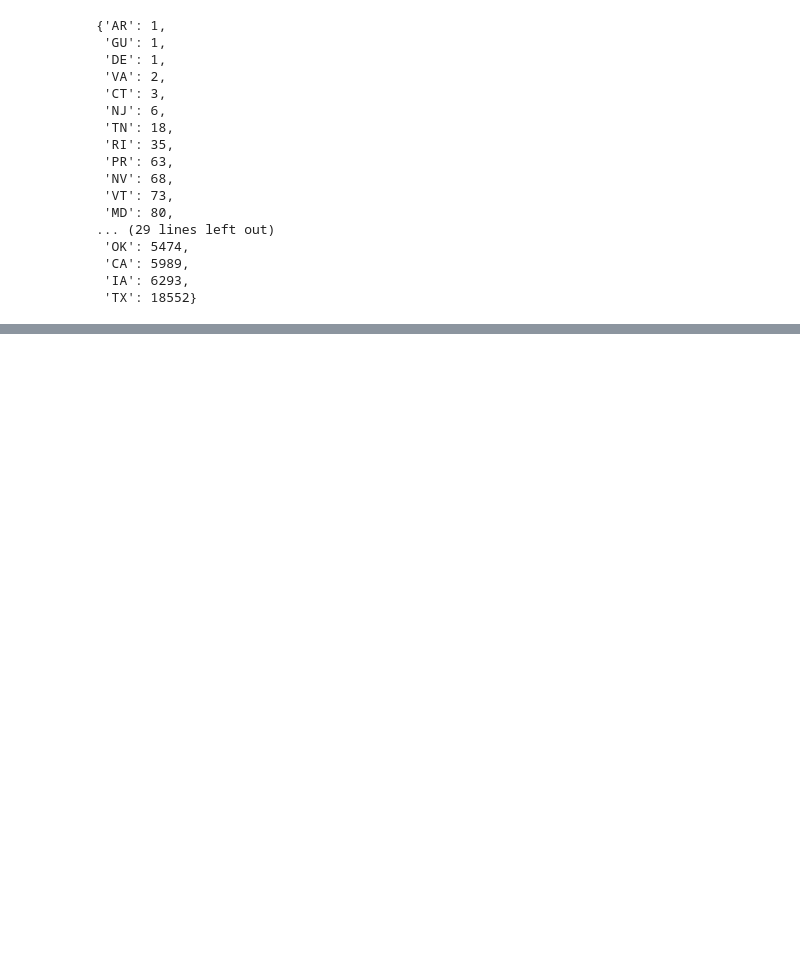
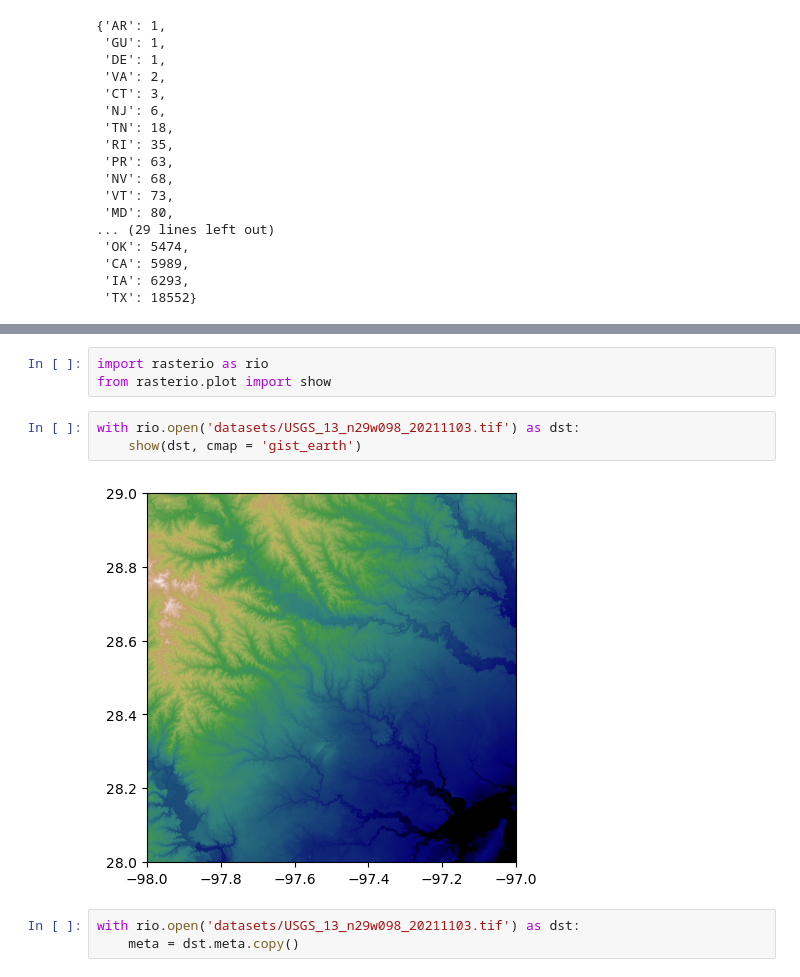
Before and after one commit to Sidrcs/viawind, a Jupyter notebook: VIA_test.ipynb, the cells around one changed output, grey strips where cells are left out. Cells and saved outputs as stored; diff of their text form; blank space fills up the shorter version.

```diff
--- a/VIA_test.ipynb
+++ b/VIA_test.ipynb
@@ -127,0 +144,11 @@ Click here <a href = "https://apps.nationalmap.gov/downloader/#/">USGS TNM Downl
+# %%
+import rasterio as rio
+from rasterio.plot import show
+# %%
+with rio.open('datasets/USGS_13_n29w098_20211103.tif') as dst:
+    show(dst, cmap = 'gist_earth')
+# %% [output]
+[figure, added]
+# %%
+with rio.open('datasets/USGS_13_n29w098_20211103.tif') as dst:
+    meta = dst.meta.copy()
```
Also changed, not shown: parts of 21 cells of this notebook, 1 other file.
